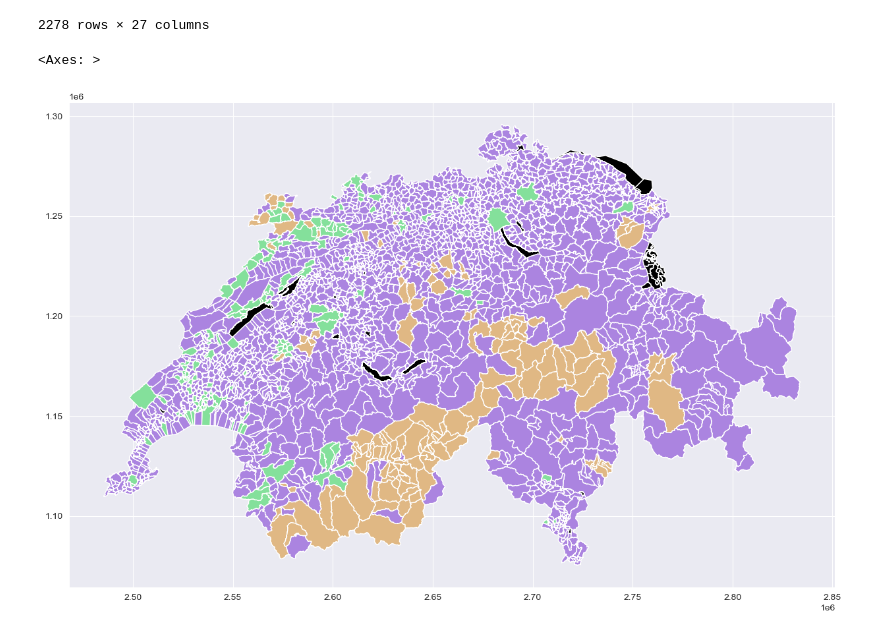
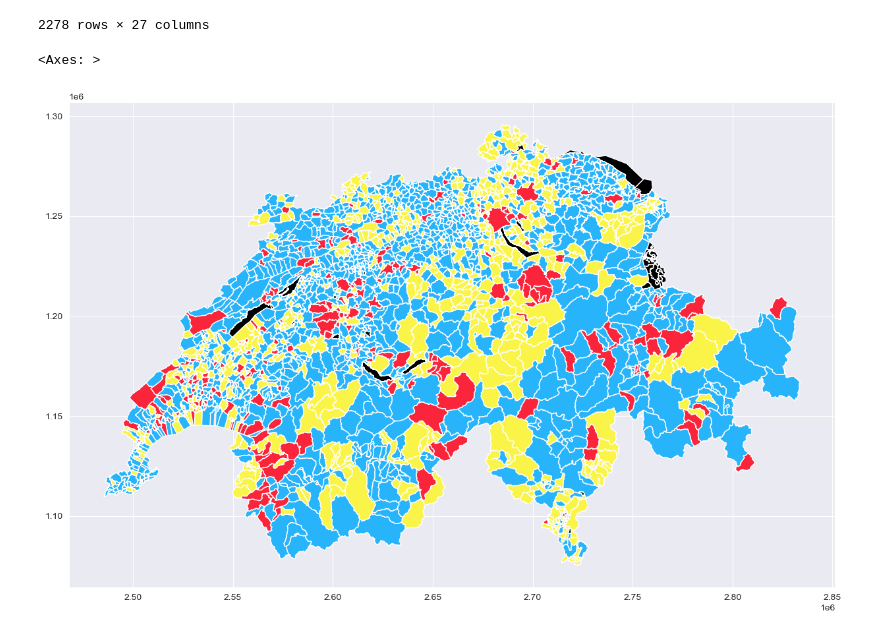
Before and after one commit to SilvanHSLU/swiss-elections, a Jupyter notebook: map.ipynb, the cells around one changed output. Cells and saved outputs as stored; diff of their text form; code cells hidden in the pictures.

```diff
--- a/map.ipynb
+++ b/map.ipynb
@@ -157,7 +157,7 @@ swiss_map
 | 2277 | {CB7EA0DD-6122-4339-959E-FE2AC132... | 2022-11-10 | 2008-11-24 | 1997 | 1 | 2023 | 1 | Verbessert | AV | ... |
 2278 rows × 27 columns
 # %%
-swiss_map.plot(color=swiss_map['COLOR_WINNER'], figsize=(15,10))
+swiss_map.plot(color=swiss_map['COLOR_GROWER'], figsize=(15,10))
 # %% [output]
 <Axes: >
-[figure, old version]
+[figure, new version]
```
Also changed, not shown: 4 other files.
